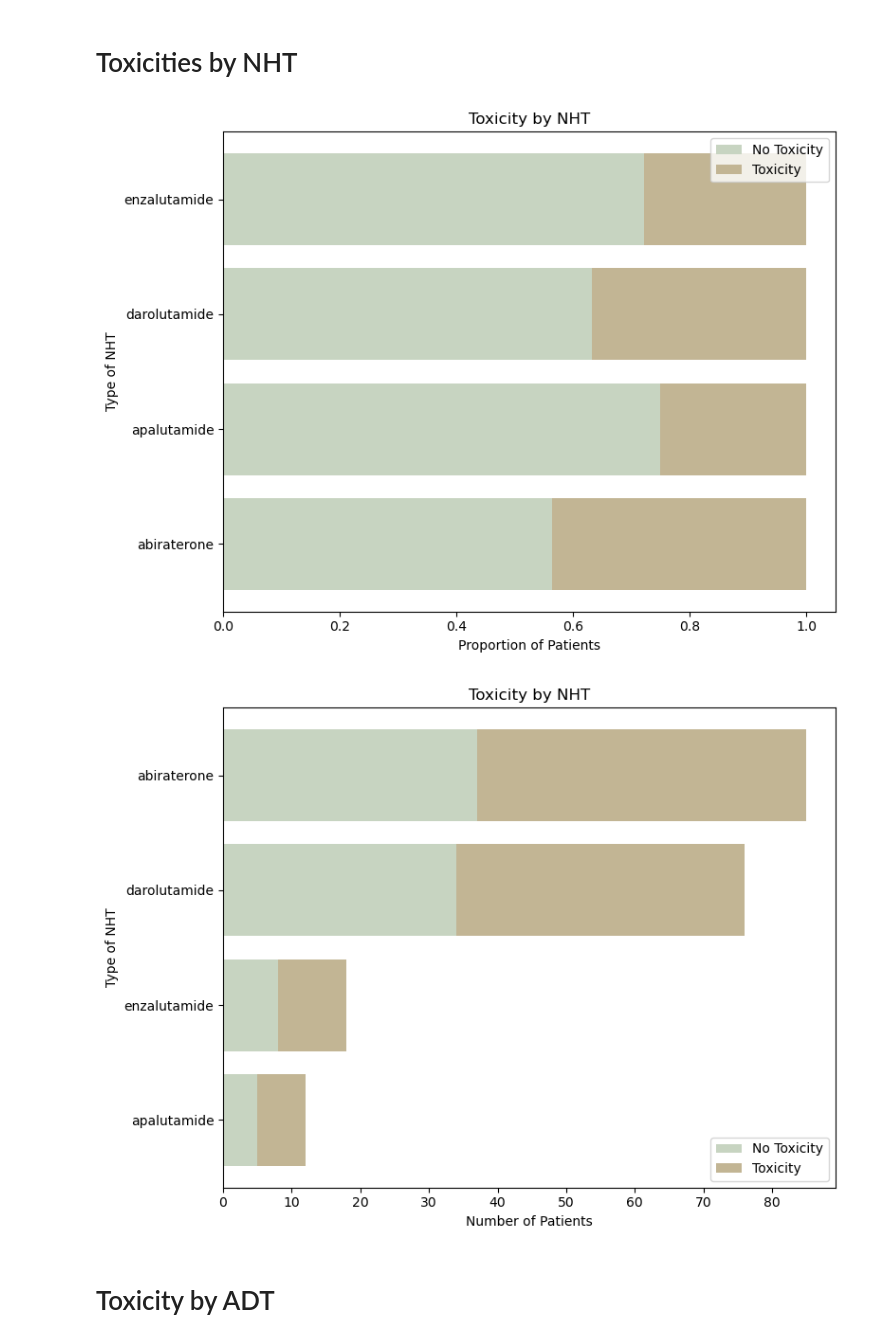
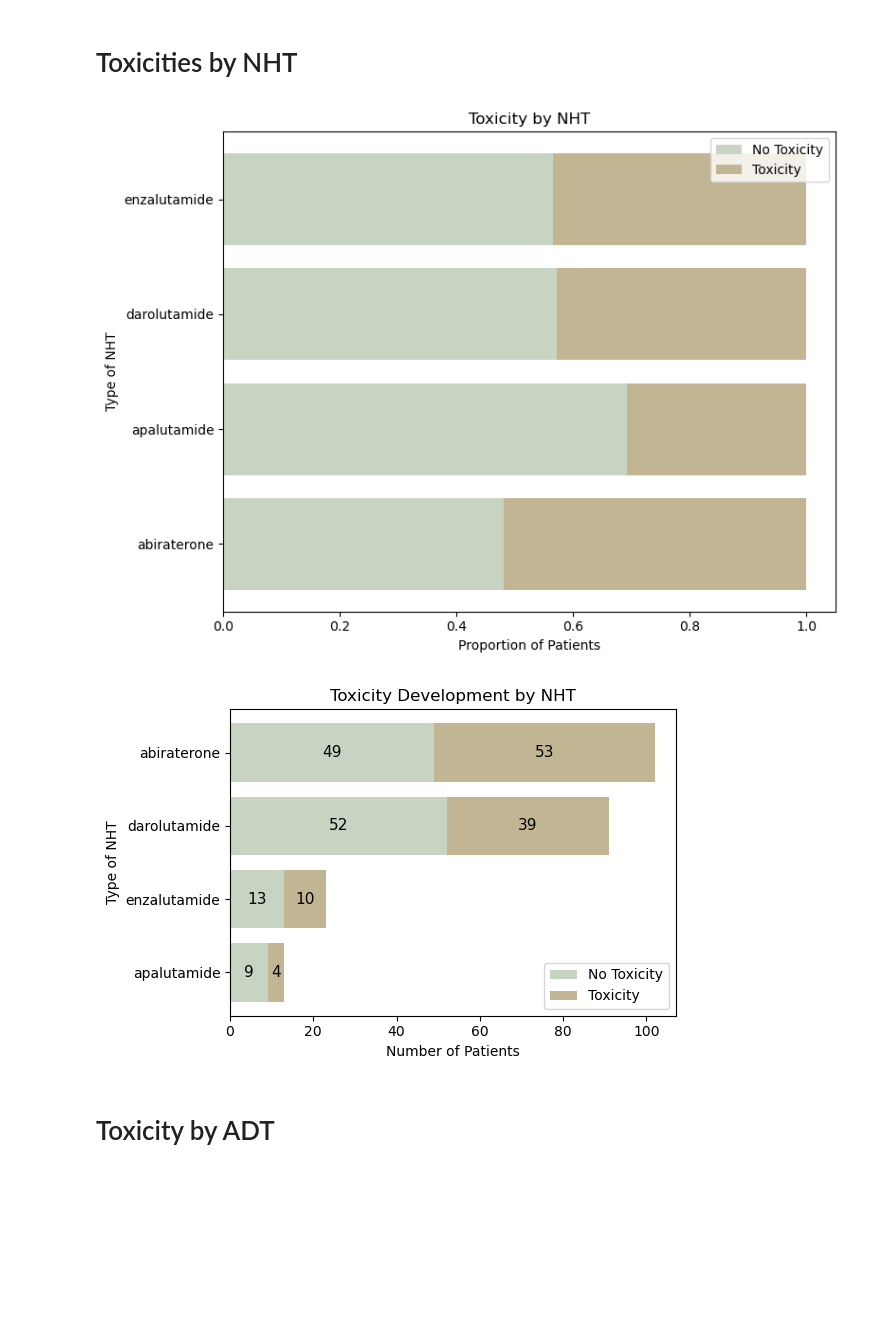
Before and after one commit to kstatham402/170A_Capstone_Project, a Jupyter notebook: notebooks/trian_proposal_visuals.ipynb, the cells around one changed output. Cells and saved outputs as stored; diff of their text form; code cells hidden in the pictures; blank space fills up the shorter version.

```diff
--- a/notebooks/trian_proposal_visuals.ipynb
+++ b/notebooks/trian_proposal_visuals.ipynb
@@ -5,3 +6,8 @@ import matplotlib.pyplot as plt
 # %%
 # Load processed CSV
 df = pd.read_csv(os.path.join("..", "data", "processed", "cardio_onc_prostate_03cleaned.csv"))
+df['toxicity'] = (
+    (df['bp_meds_post'] != 0) |
+    (df['lipid_meds_post'] != 0) |
+    (df['dm_meds_post'] != 0)
+)
@@ -209,48 +237,48 @@ ax.legend()
 plt.tight_layout()
 plt.show()
 # %% [output]
-[figure, old version]
+[figure, new version]
 # %%
 
 # Standardize NHT names
 df['specific_nht_used'] = df['specific_nht_used'].str.lower()
 
 # Define toxicity indicator
 df['toxicity'] = (
     (df['bp_meds_post'] != 0) |
     (df['lipid_meds_post'] != 0) |
-    (df['dm_meds_post'] != 0) |
-    (df['cards_post'] == 1) |
-    (df['cards_referral'] == 1) |
-    (df['echo_ordered'] == 1)
+    (df['dm_meds_post'] != 0)
 )
 
 # Count unique patients by NHT and toxicity
 counts = (
     df.groupby(['specific_nht_used', 'toxicity'])['unique_patient_id']
     .nunique()
     .unstack(fill_value=0)
 )
 
 counts = counts.loc[counts.sum(axis=1).sort_values(ascending=True).index]
 
-# Remove NHTs with <5 patients
-counts = counts[counts.sum(axis=1) >= 5]
+counts = counts[counts.sum(axis=1) >= 2]
 
 # Plot stacked horizontal bars
-fig, ax = plt.subplots(figsize=(8,6))
+fig, ax = plt.subplots(figsize=(6,4))
 
-ax.barh(counts.index, counts[False], color='#c7d4c1', label='No Toxicity')
-ax.barh(counts.index, counts[True], left=counts[False], color='#c2b594', label='Toxicity')
+bars_no=ax.barh(counts.index, counts[False], color='#c7d4c1', label='No Toxicity')
+bars_yes=ax.barh(counts.index, counts[True], left=counts[False], color='#c2b594', label='Toxicity')
+
+ax.bar_label(bars_no, label_type='center', fontsize=11)
+ax.bar_label(bars_yes, label_type='center', fontsize=11)
+
 ax.set_xlabel('Number of Patients')
 ax.set_ylabel('Type of NHT')
-ax.set_title('Toxicity by NHT')
+ax.set_title('Toxicity Development by NHT')
 ax.legend()
 
 plt.tight_layout()
 plt.show()
 # %% [output]
-[figure, old version]
+[figure, new version]
 # %% [markdown]
 # Toxicity by ADT
 # %%
```
Also changed, not shown: parts of 13 cells of this notebook.
